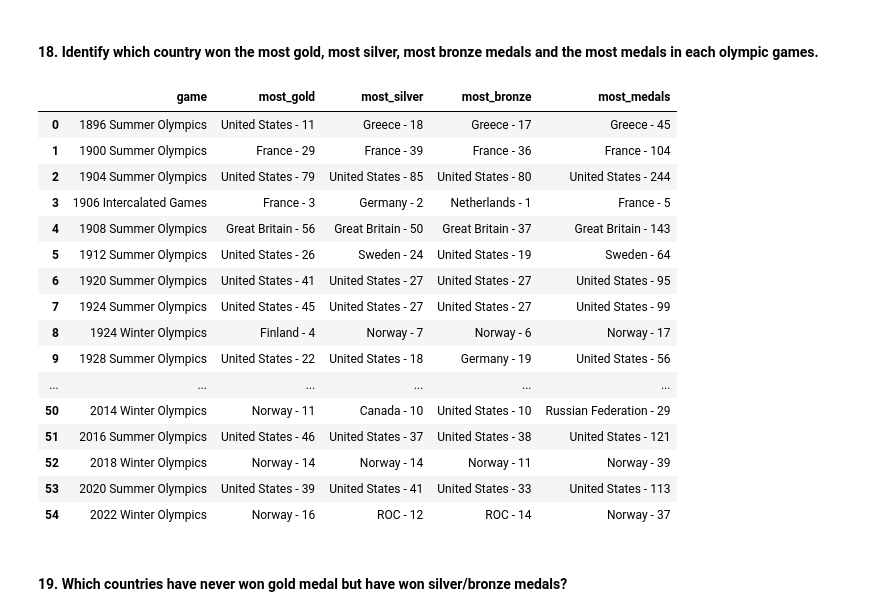
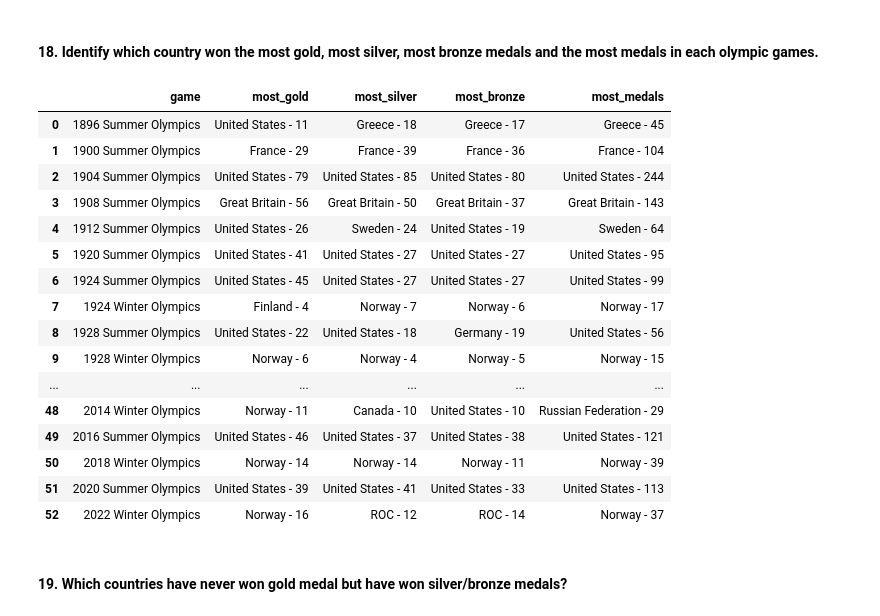
Before and after one commit to chanronnie/Olympics, a Jupyter notebook: analysis/olympics_analysis.ipynb, the cells around one changed output. Saved outputs shown, nothing was run; the diff lists cells and outputs as text; code cells hidden in the pictures.

```diff
--- a/analysis/olympics_analysis.ipynb
+++ b/analysis/olympics_analysis.ipynb
@@ -838,7 +877,7 @@ WITH count_medals_cte AS
         ROW_NUMBER() OVER (PARTITION BY h.noc, n.country, h.game, h.event, h.medal) AS rk
     FROM olympics.olympic_history_cleaned h
     JOIN olympics.noc_countries n ON h.noc = n.noc
-    WHERE h.event LIKE '%Olympic%'
+    WHERE h.event LIKE '%Olympic%' AND h.game ~ '^\d{4} (Summer|Winter) Olympics$'
 
 ),
 count_type_medals_cte AS
@@ -858,46 +897,46 @@ count_type_medals_cte AS
 SELECT DISTINCT
     game,
     CONCAT(
         FIRST_VALUE(country) OVER (PARTITION BY game ORDER BY gold DESC), ' - ',
         FIRST_VALUE(gold) OVER (PARTITION BY game ORDER BY gold DESC)
     ) AS most_gold,
 
     CONCAT(
         FIRST_VALUE(country) OVER (PARTITION BY game ORDER BY silver DESC), ' - ',
         FIRST_VALUE(silver) OVER (PARTITION BY game ORDER BY silver DESC)
     ) AS most_silver,
 
     CONCAT(
         FIRST_VALUE(country) OVER (PARTITION BY game ORDER BY bronze DESC), ' - ',
         FIRST_VALUE(bronze) OVER (PARTITION BY game ORDER BY bronze DESC)
     ) AS most_bronze,
 
     CONCAT(
         FIRST_VALUE(country) OVER (PARTITION BY game ORDER BY total_medals DESC), ' - ',
         FIRST_VALUE(total_medals) OVER (PARTITION BY game ORDER BY total_medals DESC)
     ) AS most_medals
 
 FROM count_type_medals_cte
 ORDER BY game
 """, conn)
 # %% [output]
 |  | game | most_gold | most_silver | most_bronze | most_medals |
 | 0 | 1896 Summer Olympics | United States - 11 | Greece - 18 | Greece - 17 | Greece - 45 |
 | 1 | 1900 Summer Olympics | France - 29 | France - 39 | France - 36 | France - 104 |
 | 2 | 1904 Summer Olympics | United States - 79 | United States - 85 | United States - 80 | United States - 244 |
-| 3 | 1906 Intercalated Games | France - 3 | Germany - 2 | Netherlands - 1 | France - 5 |
-| 4 | 1908 Summer Olympics | Great Britain - 56 | Great Britain - 50 | Great Britain - 37 | Great Britain - 143 |
-| 5 | 1912 Summer Olympics | United States - 26 | Sweden - 24 | United States - 19 | Sweden - 64 |
-| 6 | 1920 Summer Olympics | United States - 41 | United States - 27 | United States - 27 | United States - 95 |
-| 7 | 1924 Summer Olympics | United States - 45 | United States - 27 | United States - 27 | United States - 99 |
-| 8 | 1924 Winter Olympics | Finland - 4 | Norway - 7 | Norway - 6 | Norway - 17 |
-| 9 | 1928 Summer Olympics | United States - 22 | United States - 18 | Germany - 19 | United States - 56 |
+| 3 | 1908 Summer Olympics | Great Britain - 56 | Great Britain - 50 | Great Britain - 37 | Great Britain - 143 |
+| 4 | 1912 Summer Olympics | United States - 26 | Sweden - 24 | United States - 19 | Sweden - 64 |
+| 5 | 1920 Summer Olympics | United States - 41 | United States - 27 | United States - 27 | United States - 95 |
+| 6 | 1924 Summer Olympics | United States - 45 | United States - 27 | United States - 27 | United States - 99 |
+| 7 | 1924 Winter Olympics | Finland - 4 | Norway - 7 | Norway - 6 | Norway - 17 |
+| 8 | 1928 Summer Olympics | United States - 22 | United States - 18 | Germany - 19 | United States - 56 |
+| 9 | 1928 Winter Olympics | Norway - 6 | Norway - 4 | Norway - 5 | Norway - 15 |
 | ... | ... | ... | ... | ... | ... |
-| 50 | 2014 Winter Olympics | Norway - 11 | Canada - 10 | United States - 10 | Russian Federation - 29 |
-| 51 | 2016 Summer Olympics | United States - 46 | United States - 37 | United States - 38 | United States - 121 |
-| 52 | 2018 Winter Olympics | Norway - 14 | Norway - 14 | Norway - 11 | Norway - 39 |
-| 53 | 2020 Summer Olympics | United States - 39 | United States - 41 | United States - 33 | United States - 113 |
-| 54 | 2022 Winter Olympics | Norway - 16 | ROC - 12 | ROC - 14 | Norway - 37 |
+| 48 | 2014 Winter Olympics | Norway - 11 | Canada - 10 | United States - 10 | Russian Federation - 29 |
+| 49 | 2016 Summer Olympics | United States - 46 | United States - 37 | United States - 38 | United States - 121 |
+| 50 | 2018 Winter Olympics | Norway - 14 | Norway - 14 | Norway - 11 | Norway - 39 |
+| 51 | 2020 Summer Olympics | United States - 39 | United States - 41 | United States - 33 | United States - 113 |
+| 52 | 2022 Winter Olympics | Norway - 16 | ROC - 12 | ROC - 14 | Norway - 37 |
 # %% [markdown]
 #### 19. Which countries have never won gold medal but have won silver/bronze medals?
 # %%
```
Also changed, not shown: parts of 13 cells of this notebook.
